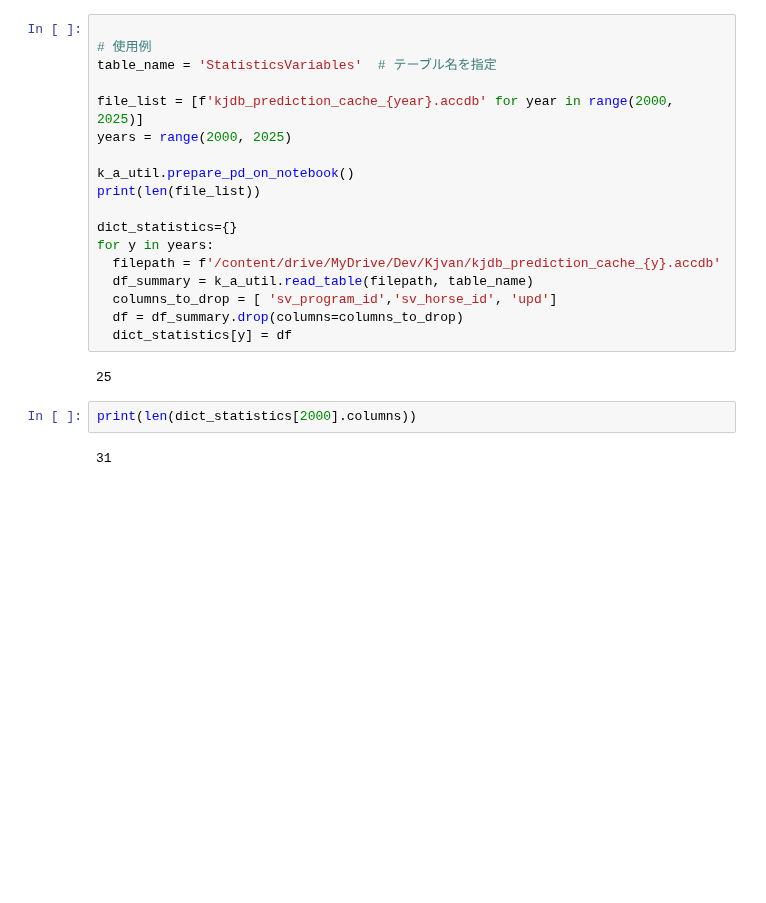
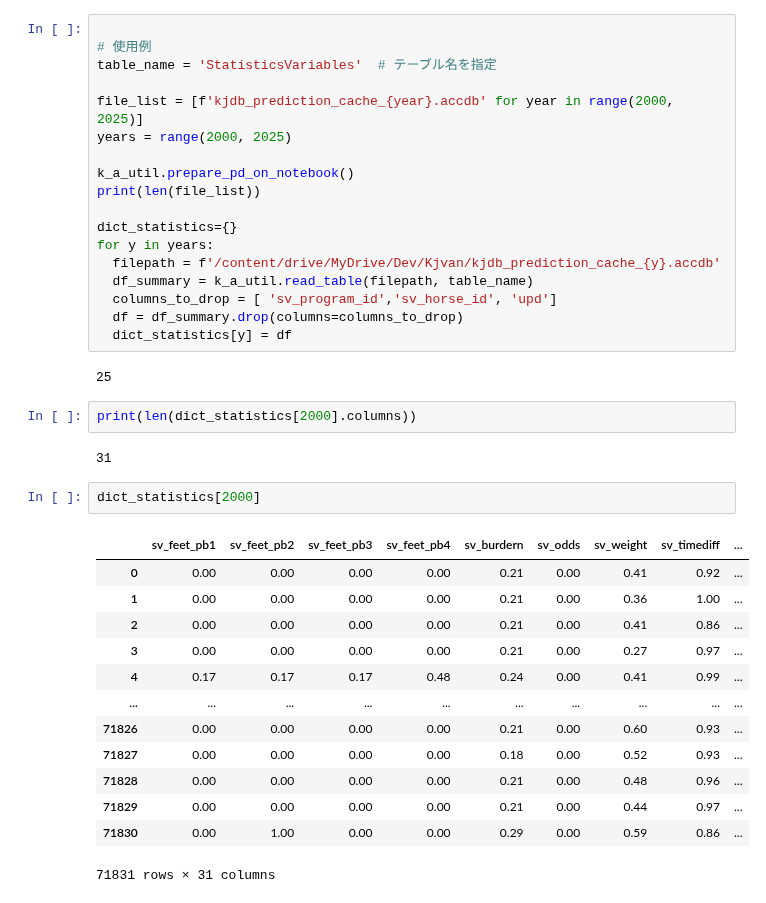
Before and after one commit to keeponing/py2_aider, a Jupyter notebook: 02_ヒストグラム/02_03_StatisticsVariables_ヒストグラム.ipynb, the cells around one changed output. Saved outputs shown, nothing was run; the diff lists cells and outputs as text; blank space fills up the shorter version.

```diff
--- a/02_ヒストグラム/02_03_StatisticsVariables_ヒストグラム.ipynb
+++ b/02_ヒストグラム/02_03_StatisticsVariables_ヒストグラム.ipynb
@@ -63,6 +64,22 @@ for y in years:
 print(len(dict_statistics[2000].columns))
 # %% [output]
 31
+# %%
+dict_statistics[2000]
+# %% [output]
+|  | sv_feet_pb1 | sv_feet_pb2 | sv_feet_pb3 | sv_feet_pb4 | sv_burdern | sv_odds | sv_weight | sv_timediff | ... |
+| 0 | 0.00 | 0.00 | 0.00 | 0.00 | 0.21 | 0.00 | 0.41 | 0.92 | ... |
+| 1 | 0.00 | 0.00 | 0.00 | 0.00 | 0.21 | 0.00 | 0.36 | 1.00 | ... |
+| 2 | 0.00 | 0.00 | 0.00 | 0.00 | 0.21 | 0.00 | 0.41 | 0.86 | ... |
+| 3 | 0.00 | 0.00 | 0.00 | 0.00 | 0.21 | 0.00 | 0.27 | 0.97 | ... |
+| 4 | 0.17 | 0.17 | 0.17 | 0.48 | 0.24 | 0.00 | 0.41 | 0.99 | ... |
+| ... | ... | ... | ... | ... | ... | ... | ... | ... | ... |
+| 71826 | 0.00 | 0.00 | 0.00 | 0.00 | 0.21 | 0.00 | 0.60 | 0.93 | ... |
+| 71827 | 0.00 | 0.00 | 0.00 | 0.00 | 0.18 | 0.00 | 0.52 | 0.93 | ... |
+| 71828 | 0.00 | 0.00 | 0.00 | 0.00 | 0.21 | 0.00 | 0.48 | 0.96 | ... |
+| 71829 | 0.00 | 0.00 | 0.00 | 0.00 | 0.21 | 0.00 | 0.44 | 0.97 | ... |
+| 71830 | 0.00 | 1.00 | 0.00 | 0.00 | 0.29 | 0.00 | 0.59 | 0.86 | ... |
+71831 rows × 31 columns
 # %%
 
 # ヒストグラムの作成 (グラフの行数、列数、解像度を適宜変更)
```
Also changed, not shown: parts of 4 cells of this notebook.
